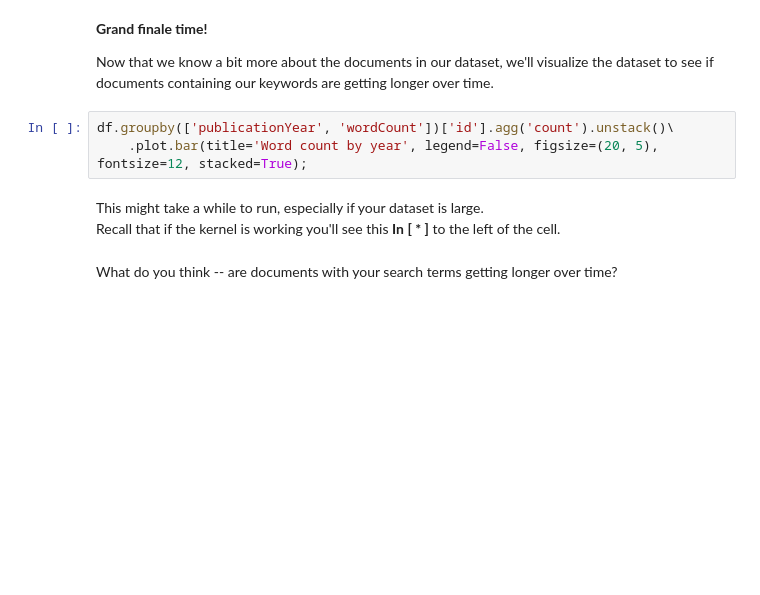
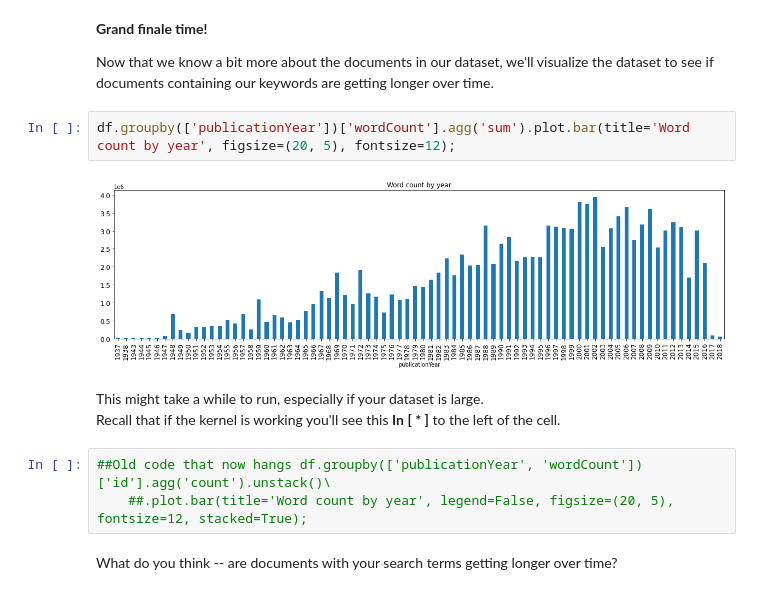
Before and after one commit to jasf-/tdm-nbs, a Jupyter notebook: Count and Visualize.ipynb, the cells around one changed output. Cells and saved outputs as stored; diff of their text form; blank space fills up the shorter version.

Commit message:
Add files via upload
fixed bar graph prob

```diff
--- a/Count and Visualize.ipynb
+++ b/Count and Visualize.ipynb
@@ -91,11 +110,15 @@ print(str(meanWords))
 
 Now that we know a bit more about the documents in our dataset, we'll visualize the dataset to see if documents containing our keywords are getting longer over time.
 # %%
-df.groupby(['publicationYear', 'wordCount'])['id'].agg('count').unstack()\
-    .plot.bar(title='Word count by year', legend=False, figsize=(20, 5), fontsize=12, stacked=True);
+df.groupby(['publicationYear'])['wordCount'].agg('sum').plot.bar(title='Word count by year', figsize=(20, 5), fontsize=12);
+# %% [output]
+[figure, added]
 # %% [markdown]
 This might take a while to run, especially if your dataset is large.
 Recall that if the kernel is working you'll see this **In [ * ]** to the left of the cell.
+# %%
+##Old code that now hangs df.groupby(['publicationYear', 'wordCount'])['id'].agg('count').unstack()\
+    ##.plot.bar(title='Word count by year', legend=False, figsize=(20, 5), fontsize=12, stacked=True);
 # %% [markdown]
 What do you think -- are documents with your search terms getting longer over time?
 # %% [markdown]
```
Also changed, not shown: parts of 7 cells of this notebook.
